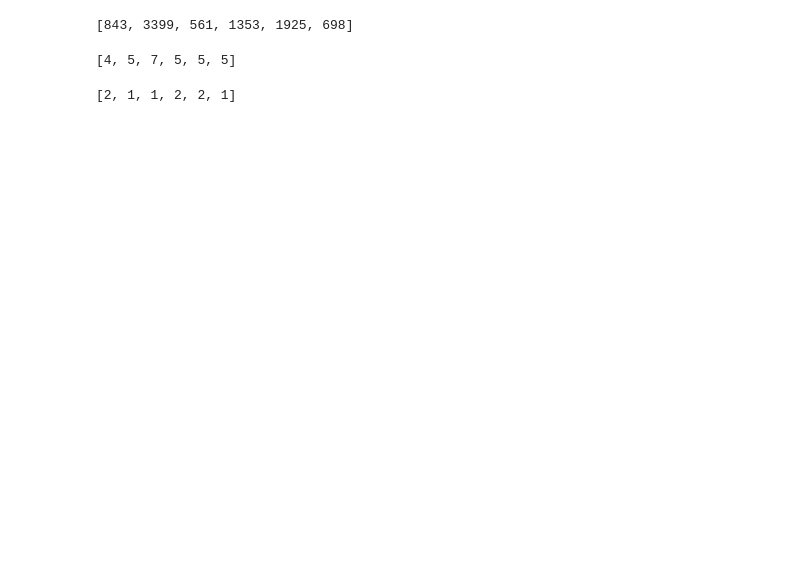
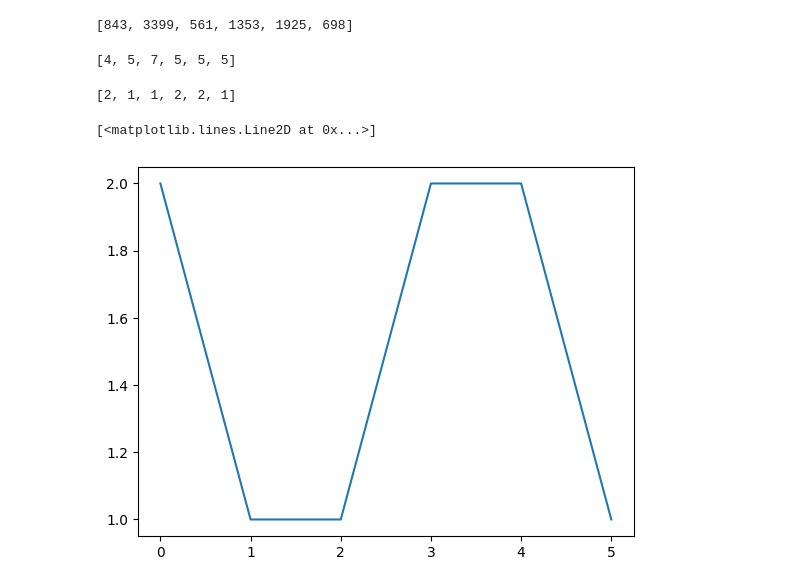
Before and after one commit to kasev/mops, a Jupyter notebook: scripts/exploring-matrices.ipynb, the cells around one changed output. Drawn from its saved outputs; the diff is of its cells as text; code cells hidden in the pictures; blank space fills up the shorter version.

```diff
--- a/scripts/exploring-matrices.ipynb
+++ b/scripts/exploring-matrices.ipynb
@@ -79,5 +69,0 @@ Name: Paul, Length: 4804, dtype: float64
-# %%
-key1 = "Paul"
-key2 = "saint"
-bidecade = "1900-1919"
-cooc_dict[bidecade][key1].sort_values(ascending=False).index.get_loc(key2)
@@ -87,8 +71,3 @@ cooc_dict[bidecade][key1].sort_values(ascending=False).index.get_loc(key2)
 def return_tfidf_position(key1, key2, bidecade):
     position = cooc_dict[bidecade][key1].sort_values(ascending=False).index.get_loc(key2)
     return position
-# %%
-key1 = "Paul"
-key2 = "saint"
-bidecade = "1900-1919"
-return_tfidf_position(key1, key2, bidecade)
@@ -99,6 +76,9 @@ return_tfidf_position("Paul", "apostle", "1940-1959")
 # %% [output]
 7
 # %%
+# development...
+key1 = "Paul"
+key2 = "apostle"
 positions = []
 for bidecade in ['1900-1919', '1920-1939', '1940-1959', '1960-1979', '1980-1999',
  '2000-2019']:
@@ -121,3 +103,8 @@ position_by_bidecade("Paul", "apostle")
 position_by_bidecade("Paul", "Apostle")
 # %% [output]
 [2, 1, 1, 2, 2, 1]
+# %%
+plt.plot(position_by_bidecade("Paul", "Apostle"))
+# %% [output]
+[<matplotlib.lines.Line2D at 0x...>]
+[figure, added]
```
Also changed, not shown: parts of 12 cells of this notebook.
